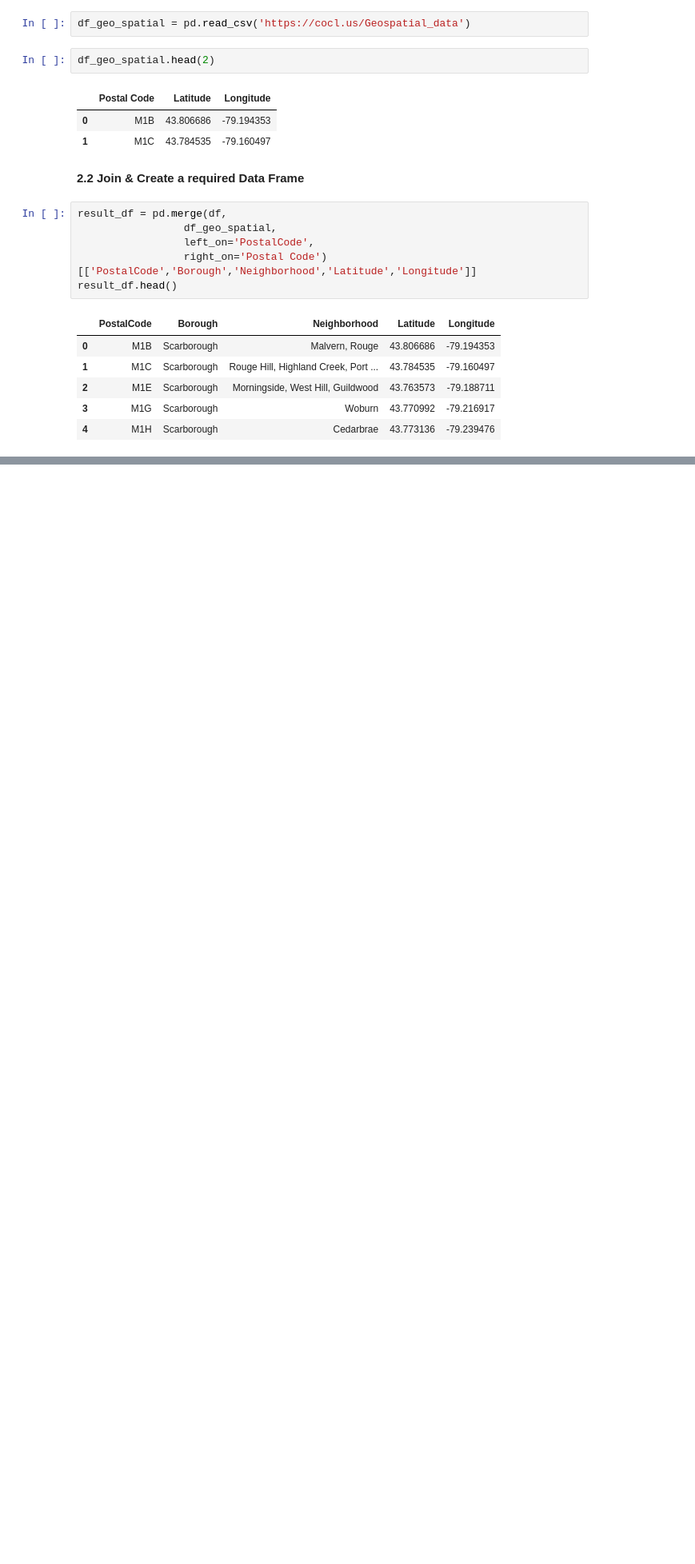
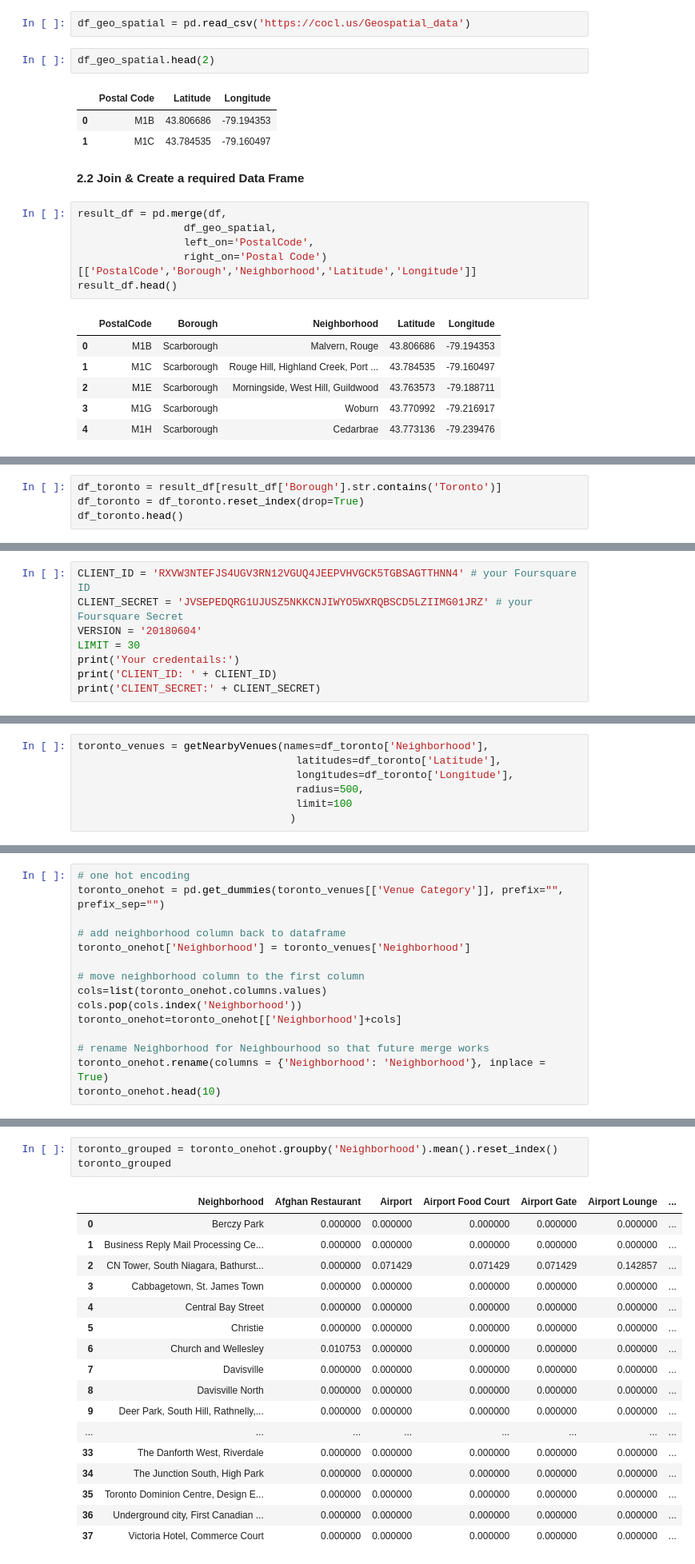
Before and after one commit to SanthoshBoddana512/Capstone-Project-1, a Jupyter notebook: Segmentation and Clustering Neighborhood.ipynb, the cells around one changed output, grey strips where cells are left out. Shown: that part at 80% size. Cells and saved outputs as stored; diff of their text form; blank space fills up the shorter version.

```diff
--- a/Segmentation and Clustering Neighborhood.ipynb
+++ b/Segmentation and Clustering Neighborhood.ipynb
@@ -107,0 +161,4 @@ result_df.head()
+# %%
+df_toronto = result_df[result_df['Borough'].str.contains('Toronto')]
+df_toronto = df_toronto.reset_index(drop=True)
+df_toronto.head()
@@ -107,0 +200,8 @@ result_df.head()
+# %%
+CLIENT_ID = 'RXVW3NTEFJS4UGV3RN12VGUQ4JEEPVHVGCK5TGBSAGTTHNN4' # your Foursquare ID
+CLIENT_SECRET = 'JVSEPEDQRG1UJUSZ5NKKCNJIWYO5WXRQBSCD5LZIIMG01JRZ' # your Foursquare Secret
+VERSION = '20180604'
+LIMIT = 30
+print('Your credentails:')
+print('CLIENT_ID: ' + CLIENT_ID)
+print('CLIENT_SECRET:' + CLIENT_SECRET)
@@ -107,0 +254,7 @@ result_df.head()
+# %%
+toronto_venues = getNearbyVenues(names=df_toronto['Neighborhood'],
+                                   latitudes=df_toronto['Latitude'],
+                                   longitudes=df_toronto['Longitude'],
+                                   radius=500,
+                                   limit=100
+                                  )
@@ -107,0 +318,15 @@ result_df.head()
+# %%
+# one hot encoding
+toronto_onehot = pd.get_dummies(toronto_venues[['Venue Category']], prefix="", prefix_sep="")
+
+# add neighborhood column back to dataframe
+toronto_onehot['Neighborhood'] = toronto_venues['Neighborhood']
+
+# move neighborhood column to the first column
+cols=list(toronto_onehot.columns.values)
+cols.pop(cols.index('Neighborhood'))
+toronto_onehot=toronto_onehot[['Neighborhood']+cols]
+
+# rename Neighborhood for Neighbourhood so that future merge works
+toronto_onehot.rename(columns = {'Neighborhood': 'Neighborhood'}, inplace = True)
+toronto_onehot.head(10)
@@ -107,0 +351,21 @@ result_df.head()
+# %%
+toronto_grouped = toronto_onehot.groupby('Neighborhood').mean().reset_index()
+toronto_grouped
+# %% [output]
+|  | Neighborhood | Afghan Restaurant | Airport | Airport Food Court | Airport Gate | Airport Lounge | ... |
+| 0 | Berczy Park | 0.000000 | 0.000000 | 0.000000 | 0.000000 | 0.000000 | ... |
+| 1 | Business Reply Mail Processing Ce... | 0.000000 | 0.000000 | 0.000000 | 0.000000 | 0.000000 | ... |
+| 2 | CN Tower, South Niagara, Bathurst... | 0.000000 | 0.071429 | 0.071429 | 0.071429 | 0.142857 | ... |
+| 3 | Cabbagetown, St. James Town | 0.000000 | 0.000000 | 0.000000 | 0.000000 | 0.000000 | ... |
+| 4 | Central Bay Street | 0.000000 | 0.000000 | 0.000000 | 0.000000 | 0.000000 | ... |
+| 5 | Christie | 0.000000 | 0.000000 | 0.000000 | 0.000000 | 0.000000 | ... |
+| 6 | Church and Wellesley | 0.010753 | 0.000000 | 0.000000 | 0.000000 | 0.000000 | ... |
+| 7 | Davisville | 0.000000 | 0.000000 | 0.000000 | 0.000000 | 0.000000 | ... |
+| 8 | Davisville North | 0.000000 | 0.000000 | 0.000000 | 0.000000 | 0.000000 | ... |
+| 9 | Deer Park, South Hill, Rathnelly,... | 0.000000 | 0.000000 | 0.000000 | 0.000000 | 0.000000 | ... |
+| ... | ... | ... | ... | ... | ... | ... | ... |
+| 33 | The Danforth West, Riverdale | 0.000000 | 0.000000 | 0.000000 | 0.000000 | 0.000000 | ... |
+| 34 | The Junction South, High Park | 0.000000 | 0.000000 | 0.000000 | 0.000000 | 0.000000 | ... |
+| 35 | Toronto Dominion Centre, Design E... | 0.000000 | 0.000000 | 0.000000 | 0.000000 | 0.000000 | ... |
+| 36 | Underground city, First Canadian ... | 0.000000 | 0.000000 | 0.000000 | 0.000000 | 0.000000 | ... |
+| 37 | Victoria Hotel, Commerce Court | 0.000000 | 0.000000 | 0.000000 | 0.000000 | 0.000000 | ... |
```
Also changed, not shown: parts of 51 cells of this notebook.
